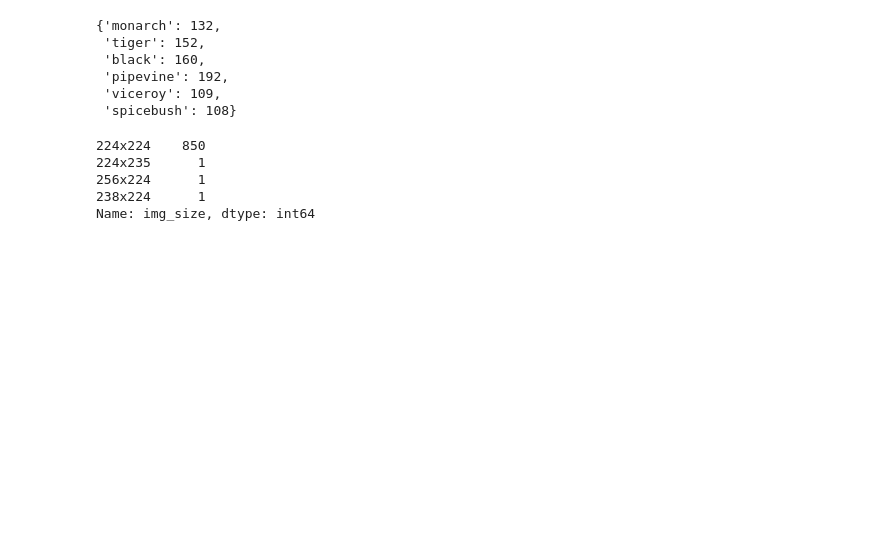
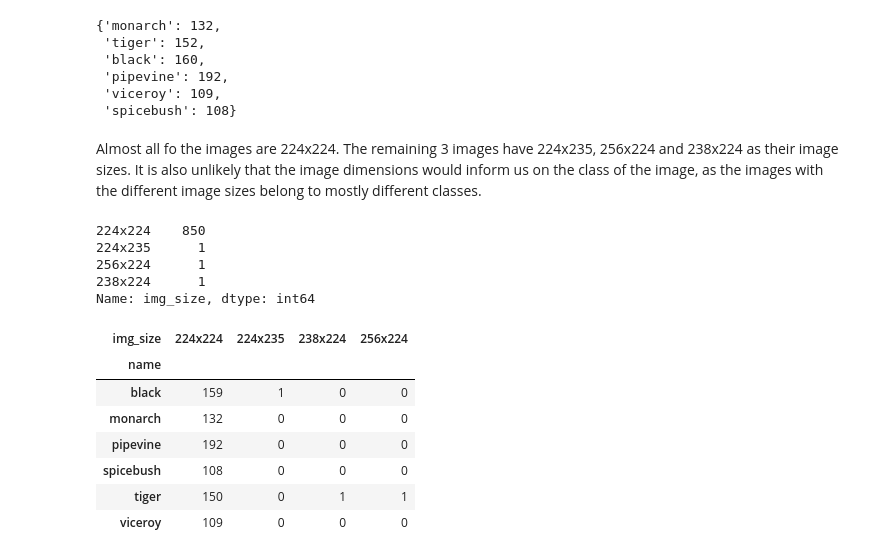
Before and after one commit to yuxuanneo/image_classification_butterfly, a Jupyter notebook: eda.ipynb, the cells around one changed output. Drawn from its saved outputs; the diff is of its cells as text; code cells hidden in the pictures; blank space fills up the shorter version.

```diff
--- a/eda.ipynb
+++ b/eda.ipynb
@@ -92,15 +94,27 @@ for idx, row in df.iterrows():
 IMG_PREFIX = "data/butterfly_mimics/images/"
 
 df["img_pil"] = df["image"].apply(lambda x: Image.open(IMG_PREFIX + x + ".jpg"))
+# %% [markdown]
+Almost all fo the images are 224x224. The remaining 3 images have 224x235, 256x224 and 238x224 as their image sizes. It is also unlikely that the image dimensions would inform us on the class of the image, as the images with the different image sizes belong to mostly different classes.
 # %%
 df["img_height"] = df["img_pil"].apply(lambda x: x.size[0])
 df["img_width"] = df["img_pil"].apply(lambda x: x.size[1])
 df["img_size"] = df["img_height"].astype(str) + "x" + df["img_width"] .astype(str)
+df["img_size"].value_counts()
+# %% [output]
+224x224    850
+224x235      1
+256x224      1
+238x224      1
+Name: img_size, dtype: int64
-# %%
-df["img_size"].value_counts()
-# %% [output]
-224x224    850
-224x235      1
-256x224      1
-238x224      1
-Name: img_size, dtype: int64
+# %%
+pd.crosstab(df["name"], df["img_size"])
+# %% [output]
+| img_size | 224x224 | 224x235 | 238x224 | 256x224 |
+| name |  |  |  |  |
+| black | 159 | 1 | 0 | 0 |
+| monarch | 132 | 0 | 0 | 0 |
+| pipevine | 192 | 0 | 0 | 0 |
+| spicebush | 108 | 0 | 0 | 0 |
+| tiger | 150 | 0 | 1 | 1 |
+| viceroy | 109 | 0 | 0 | 0 |
```
Also changed, not shown: parts of 5 cells of this notebook, 1 other file.
